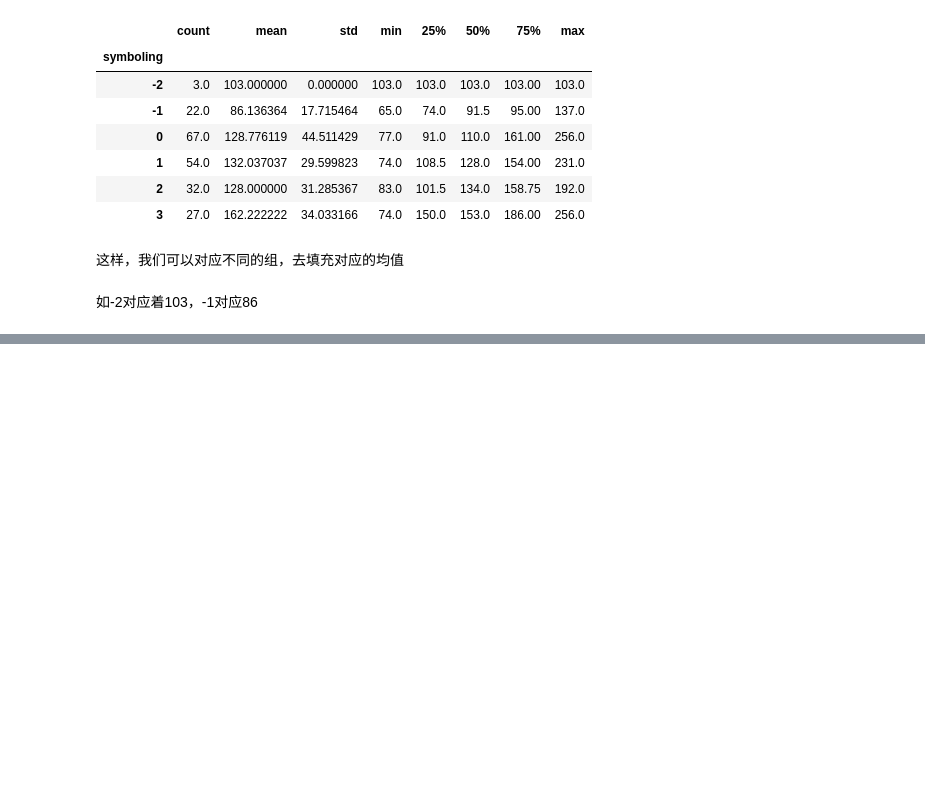
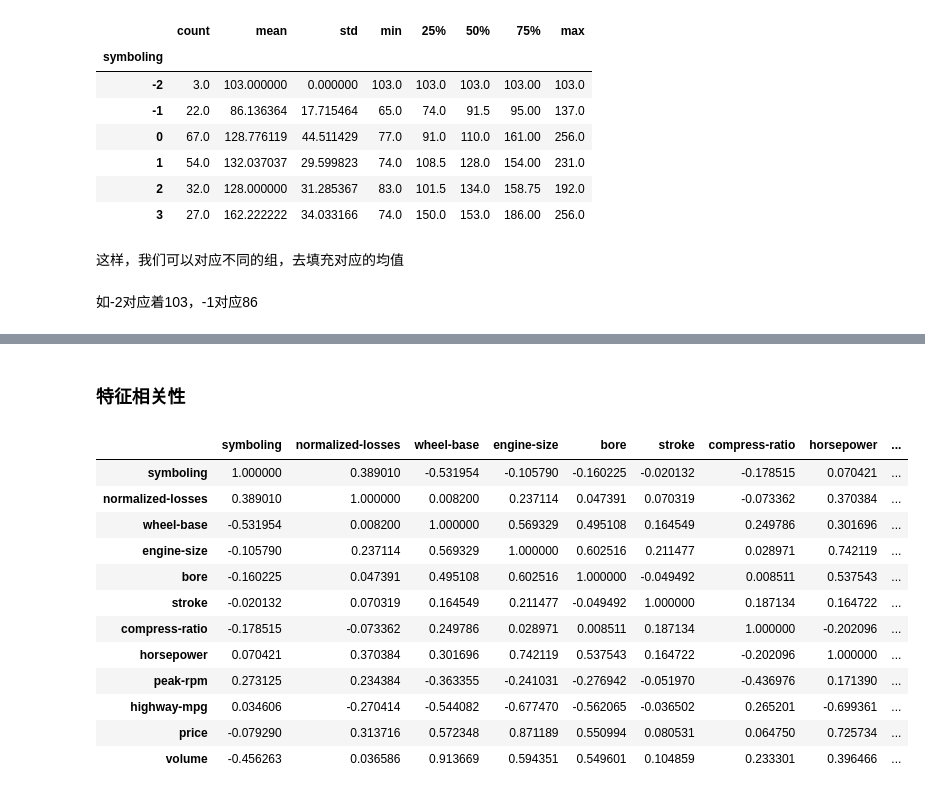
Before and after one commit to ben1234560/AiLearning-Theory-Applying, a Jupyter notebook: notebook_必备数学基础/案例：汽车价格预测任务.ipynb, the cells around one changed output, grey strips where cells are left out. Drawn from its saved outputs; the diff is of its cells as text; code cells hidden in the pictures; blank space fills up the shorter version.

```diff
--- a/notebook_必备数学基础/案例：汽车价格预测任务.ipynb
+++ b/notebook_必备数学基础/案例：汽车价格预测任务.ipynb
@@ -187,0 +191,19 @@ In total: (205, 27)
+# %% [markdown]
+### 特征相关性
+# %%
+cormatrix = data.corr()
+cormatrix
+# %% [output]
+|  | symboling | normalized-losses | wheel-base | engine-size | bore | stroke | compress-ratio | horsepower | ... |
+| symboling | 1.000000 | 0.389010 | -0.531954 | -0.105790 | -0.160225 | -0.020132 | -0.178515 | 0.070421 | ... |
+| normalized-losses | 0.389010 | 1.000000 | 0.008200 | 0.237114 | 0.047391 | 0.070319 | -0.073362 | 0.370384 | ... |
+| wheel-base | -0.531954 | 0.008200 | 1.000000 | 0.569329 | 0.495108 | 0.164549 | 0.249786 | 0.301696 | ... |
+| engine-size | -0.105790 | 0.237114 | 0.569329 | 1.000000 | 0.602516 | 0.211477 | 0.028971 | 0.742119 | ... |
+| bore | -0.160225 | 0.047391 | 0.495108 | 0.602516 | 1.000000 | -0.049492 | 0.008511 | 0.537543 | ... |
+| stroke | -0.020132 | 0.070319 | 0.164549 | 0.211477 | -0.049492 | 1.000000 | 0.187134 | 0.164722 | ... |
+| compress-ratio | -0.178515 | -0.073362 | 0.249786 | 0.028971 | 0.008511 | 0.187134 | 1.000000 | -0.202096 | ... |
+| horsepower | 0.070421 | 0.370384 | 0.301696 | 0.742119 | 0.537543 | 0.164722 | -0.202096 | 1.000000 | ... |
+| peak-rpm | 0.273125 | 0.234384 | -0.363355 | -0.241031 | -0.276942 | -0.051970 | -0.436976 | 0.171390 | ... |
+| highway-mpg | 0.034606 | -0.270414 | -0.544082 | -0.677470 | -0.562065 | -0.036502 | 0.265201 | -0.699361 | ... |
+| price | -0.079290 | 0.313716 | 0.572348 | 0.871189 | 0.550994 | 0.080531 | 0.064750 | 0.725734 | ... |
+| volume | -0.456263 | 0.036586 | 0.913669 | 0.594351 | 0.549601 | 0.104859 | 0.233301 | 0.396466 | ... |
```
Also changed, not shown: parts of 20 cells of this notebook.
